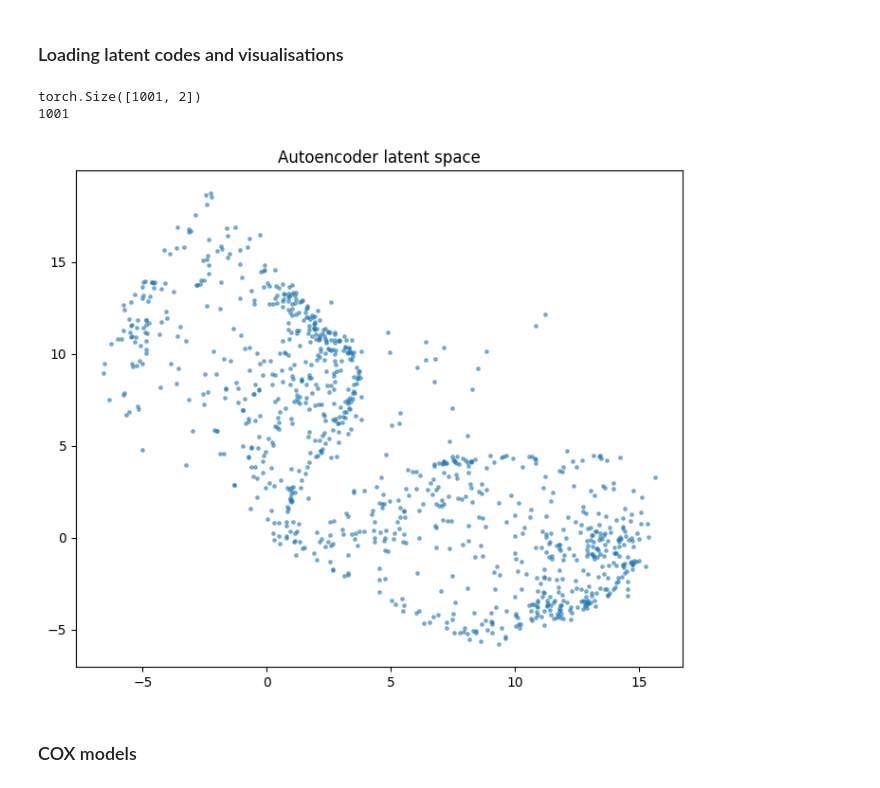
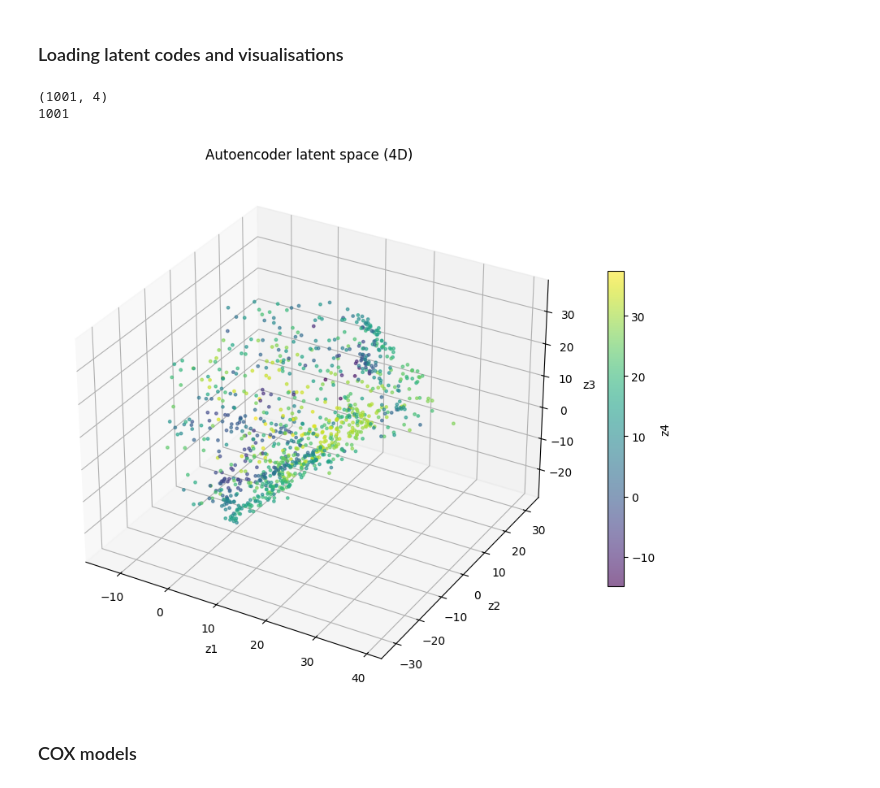
Before and after one commit to juliaryb/dl-tract-density-survival, a Jupyter notebook: autoencoder_inference.ipynb, the cells around one changed output. Saved outputs shown, nothing was run; the diff lists cells and outputs as text; code cells hidden in the pictures.

```diff
--- a/autoencoder_inference.ipynb
+++ b/autoencoder_inference.ipynb
@@ -190,48 +193,48 @@ IndexError: index 0 is out of bounds for axis 0 with size 0
 # %% [markdown]
 ### Loading latent codes and visualisations
 # %%
-# 2D visualisation
-codes   = torch.tensor(np.load(os.path.join(cfg.root, "latent_codes.npy")))
+# # 2D visualisation
+# codes   = torch.tensor(np.load(os.path.join(cfg.root, "latent_codes.npy")))
+# all_ids = np.load(os.path.join(cfg.root, "latent_codes_ids.npy"), allow_pickle=True).tolist()
+
+# print(codes.shape)
+# print(len(all_ids))
+
+# plt.figure(figsize=(7, 6))
+# plt.scatter(codes[:, 0], codes[:, 1], s=6, alpha=0.5)
+# plt.title("Autoencoder latent space")
+# plt.tight_layout()
+# plt.savefig(os.path.join(cfg.root, "latent_space.png"), dpi=150)
+# plt.show()
+
+# 4D visualisation
+from mpl_toolkits.mplot3d import Axes3D
+
+codes   = np.load(os.path.join(cfg.root, "latent_codes.npy"))
 all_ids = np.load(os.path.join(cfg.root, "latent_codes_ids.npy"), allow_pickle=True).tolist()
 
 print(codes.shape)
 print(len(all_ids))
 
-plt.figure(figsize=(7, 6))
-plt.scatter(codes[:, 0], codes[:, 1], s=6, alpha=0.5)
-plt.title("Autoencoder latent space")
+fig = plt.figure(figsize=(9, 7))
+ax  = fig.add_subplot(111, projection="3d")
+
+sc = ax.scatter(
+    codes[:, 0], codes[:, 1], codes[:, 2],
+    c=codes[:, 3],
+    cmap="viridis",
+    s=6, alpha=0.6,
+)
+plt.colorbar(sc, ax=ax, label="z4", shrink=0.6)
+ax.set_xlabel("z1"); ax.set_ylabel("z2"); ax.set_zlabel("z3")
+ax.set_title("Autoencoder latent space (4D)")
 plt.tight_layout()
 plt.savefig(os.path.join(cfg.root, "latent_space.png"), dpi=150)
 plt.show()
-
-# 4D visualisation
-# from mpl_toolkits.mplot3d import Axes3D
-
-# codes   = np.load(os.path.join(cfg.root, "latent_codes.npy"))
-# all_ids = np.load(os.path.join(cfg.root, "latent_codes_ids.npy"), allow_pickle=True).tolist()
-
-# print(codes.shape)
-# print(len(all_ids))
-
-# fig = plt.figure(figsize=(9, 7))
-# ax  = fig.add_subplot(111, projection="3d")
-
-# sc = ax.scatter(
-#     codes[:, 0], codes[:, 1], codes[:, 2],
-#     c=codes[:, 3],
-#     cmap="viridis",
-#     s=6, alpha=0.6,
-# )
-# plt.colorbar(sc, ax=ax, label="z4", shrink=0.6)
-# ax.set_xlabel("z1"); ax.set_ylabel("z2"); ax.set_zlabel("z3")
-# ax.set_title("Autoencoder latent space (4D)")
-# plt.tight_layout()
-# plt.savefig(os.path.join(cfg.root, "latent_space.png"), dpi=150)
-# plt.show()
 # %% [output]
-torch.Size([1001, 2])
+(1001, 4)
 1001
-[figure, old version]
+[figure, new version]
 # %% [markdown]
 ### COX models
 # %%
```
Also changed, not shown: parts of 4 cells of this notebook, 7 other files.
